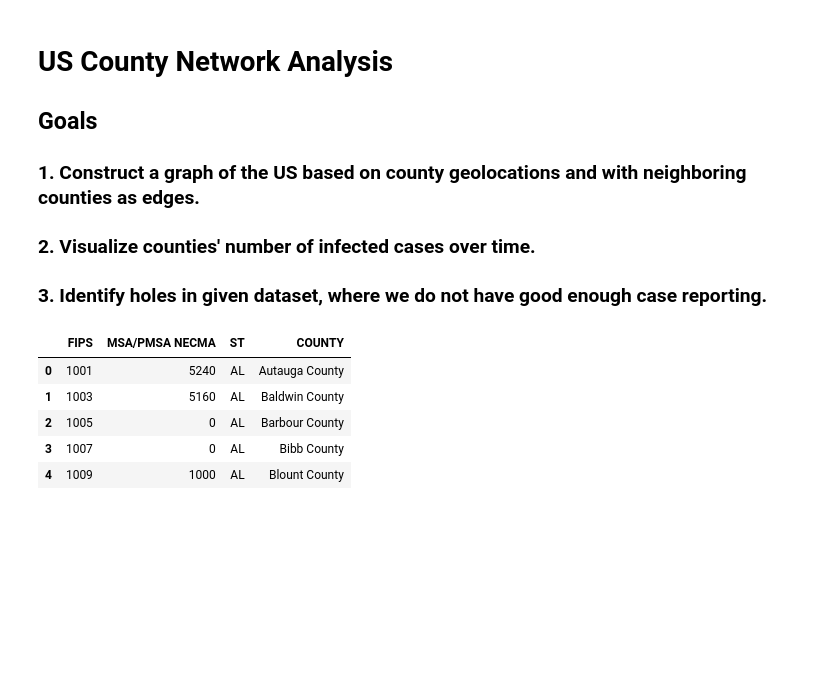
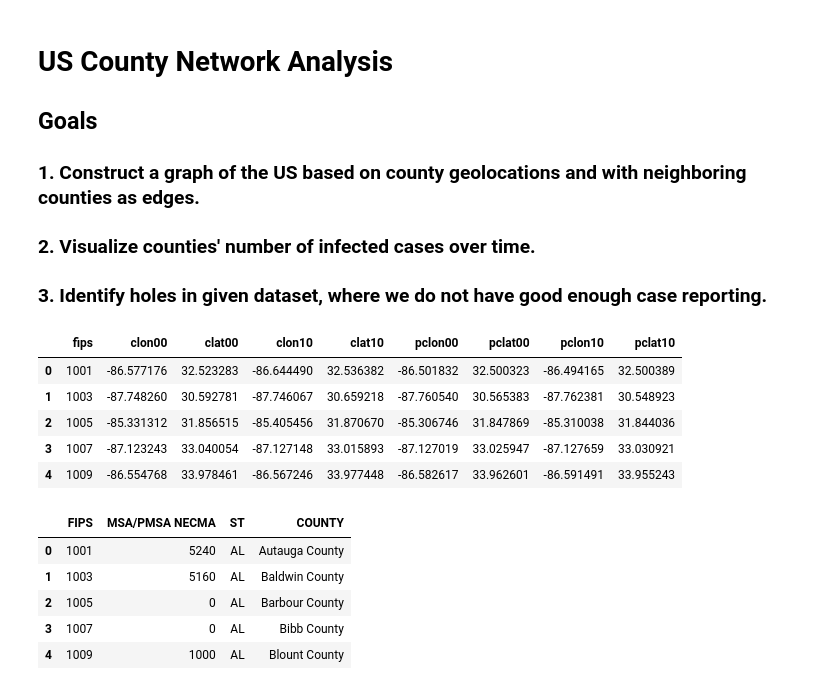
Before and after one commit to quantummind/caltech_covid_19_modeling, a Jupyter notebook: code/exploratory/connor_us_county_network_analysis.ipynb, the cells around one changed output. Cells and saved outputs as stored; diff of their text form; code cells hidden in the pictures; blank space fills up the shorter version.

```diff
--- a/code/exploratory/connor_us_county_network_analysis.ipynb
+++ b/code/exploratory/connor_us_county_network_analysis.ipynb
@@ -19,6 +21,15 @@ homedir = repo.working_dir
 # %%
 # Geographic and population centers for each county in US.
 raw_county_centers = pd.read_csv(f"{homedir}/data/us/geolocation/county_centers.csv")
+# %%
+raw_county_centers.head()
+# %% [output]
+|  | fips | clon00 | clat00 | clon10 | clat10 | pclon00 | pclat00 | pclon10 | pclat10 |
+| 0 | 1001 | -86.577176 | 32.523283 | -86.644490 | 32.536382 | -86.501832 | 32.500323 | -86.494165 | 32.500389 |
+| 1 | 1003 | -87.748260 | 30.592781 | -87.746067 | 30.659218 | -87.760540 | 30.565383 | -87.762381 | 30.548923 |
+| 2 | 1005 | -85.331312 | 31.856515 | -85.405456 | 31.870670 | -85.306746 | 31.847869 | -85.310038 | 31.844036 |
+| 3 | 1007 | -87.123243 | 33.040054 | -87.127148 | 33.015893 | -87.127019 | 33.025947 | -87.127659 | 33.030921 |
+| 4 | 1009 | -86.554768 | 33.978461 | -86.567246 | 33.977448 | -86.582617 | 33.962601 | -86.591491 | 33.955243 |
 # %%
 # Specify `latin-1` encoding here b/c following link
 # https://stackoverflow.com/questions/5552555/unicodedecodeerror-invalid-continuation-byte
```
Also changed, not shown: parts of 4 cells of this notebook.
